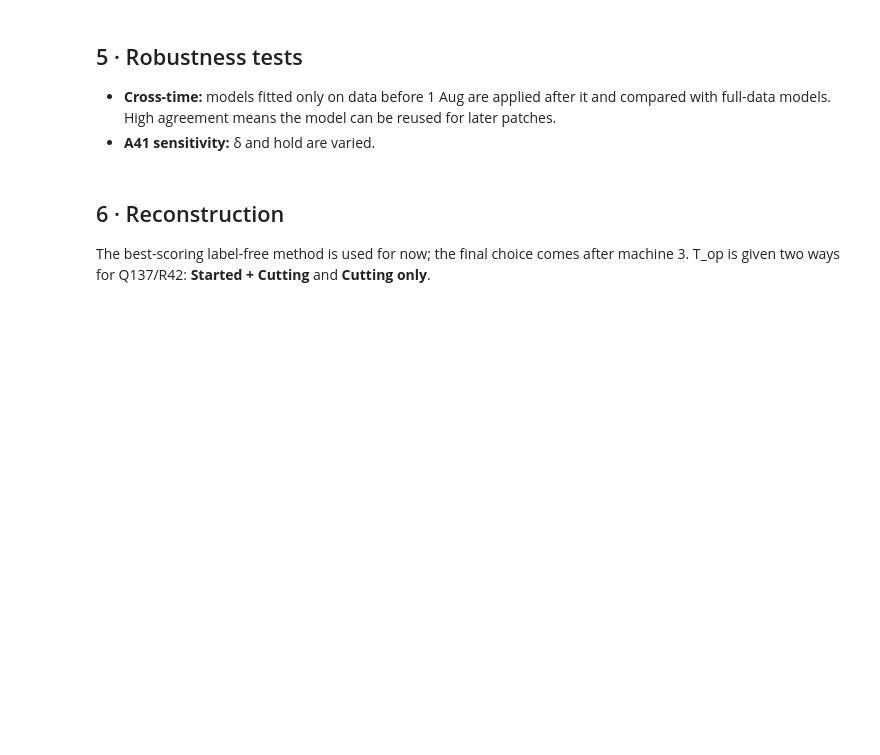
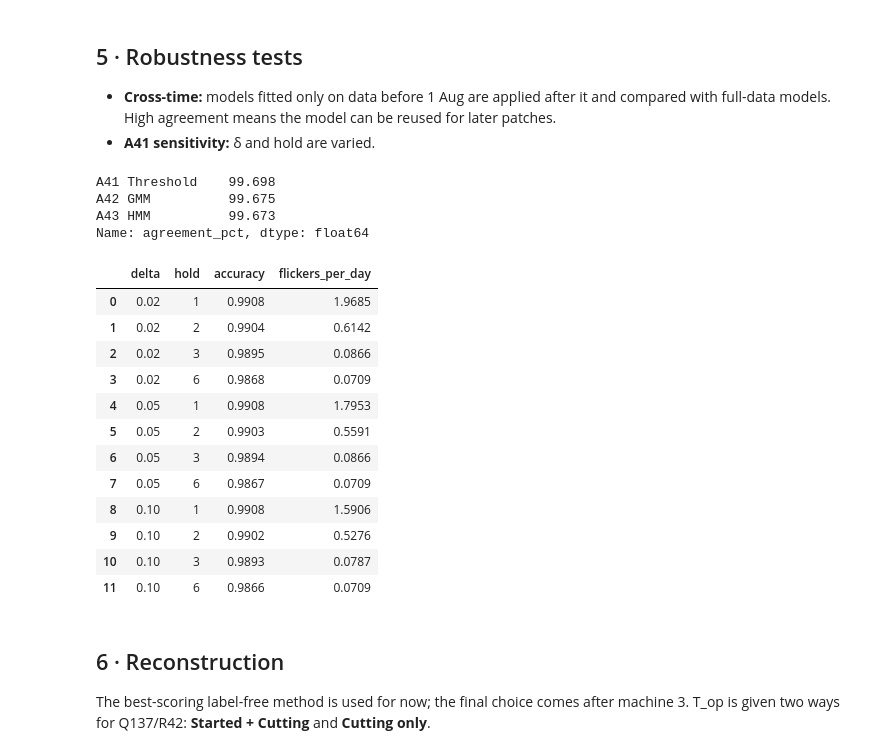
Before and after one commit to Tiyanzr/PRJ07_KeandalanMesinBubut, a Jupyter notebook: notebooks/02_detection.ipynb, the cells around one changed output. Cells and saved outputs as stored; diff of their text form; code cells hidden in the pictures; blank space fills up the shorter version.

```diff
--- a/notebooks/02_detection.ipynb
+++ b/notebooks/02_detection.ipynb
@@ -122,18 +155,36 @@ save(pd.concat([V, N.rename(columns=ID).add_suffix(" (norm)"), score], axis=1),
 # %%
 early = (df.t[valid] < SPLIT).to_numpy(); late = ~early
 len_early = D.segments(valid & (df.t < SPLIT).to_numpy())
-k_thr2 = D.threshold(x, D.find_valleys(x[early])[0])
-k_gmm2, g2 = D.gmm(x, x_fit=x[early])
+k_thr2 = D.threshold(x, D.find_valleys(x[early], n=K)[0])
+k_gmm2, g2 = D.gmm(x, k=K, x_fit=x[early])
 k_hmm2, _ = D.hmm(x, lengths, g2, x_fit=x[early], len_fit=len_early)
 cross = pd.Series({"A41 Threshold": np.mean(k_thr2[late] == k_thr[late]), "A42 GMM": np.mean(k_gmm2[late] == k_gmm[late]),
                    "A43 HMM": np.mean(k_hmm2[late] == k_hmm[late])}, name="agreement_pct") * 100
 display(cross.round(3))
 
 sens = pd.DataFrame([{"delta": d, "hold": n, "accuracy": accuracy_score(yt[test], to_grid(kk)[test] == 3),
                       "flickers_per_day": D.flickers(to_grid(kk)) / n_days}
                      for d in (.02, .05, .10) for n in (1, 2, 3, 6) for kk in [D.threshold(x, valleys, d, n)]])
 display(sens.round(4))
 save(cross.to_frame(), "lintas_waktu"); save(sens, "sensitivitas_ambang", index=False)
+# %% [output]
+A41 Threshold    99.698
+A42 GMM          99.675
+A43 HMM          99.673
+Name: agreement_pct, dtype: float64
+|  | delta | hold | accuracy | flickers_per_day |
+| 0 | 0.02 | 1 | 0.9908 | 1.9685 |
+| 1 | 0.02 | 2 | 0.9904 | 0.6142 |
+| 2 | 0.02 | 3 | 0.9895 | 0.0866 |
+| 3 | 0.02 | 6 | 0.9868 | 0.0709 |
+| 4 | 0.05 | 1 | 0.9908 | 1.7953 |
+| 5 | 0.05 | 2 | 0.9903 | 0.5591 |
+| 6 | 0.05 | 3 | 0.9894 | 0.0866 |
+| 7 | 0.05 | 6 | 0.9867 | 0.0709 |
+| 8 | 0.10 | 1 | 0.9908 | 1.5906 |
+| 9 | 0.10 | 2 | 0.9902 | 0.5276 |
+| 10 | 0.10 | 3 | 0.9893 | 0.0787 |
+| 11 | 0.10 | 6 | 0.9866 | 0.0709 |
 # %% [markdown]
 ## 6 · Reconstruction
 The best-scoring label-free method is used for now; the final choice comes after machine 3. T_op is given two ways for Q137/R42: **Started + Cutting** and **Cutting only**.
```
Also changed, not shown: parts of 11 cells of this notebook, 3 other files.
